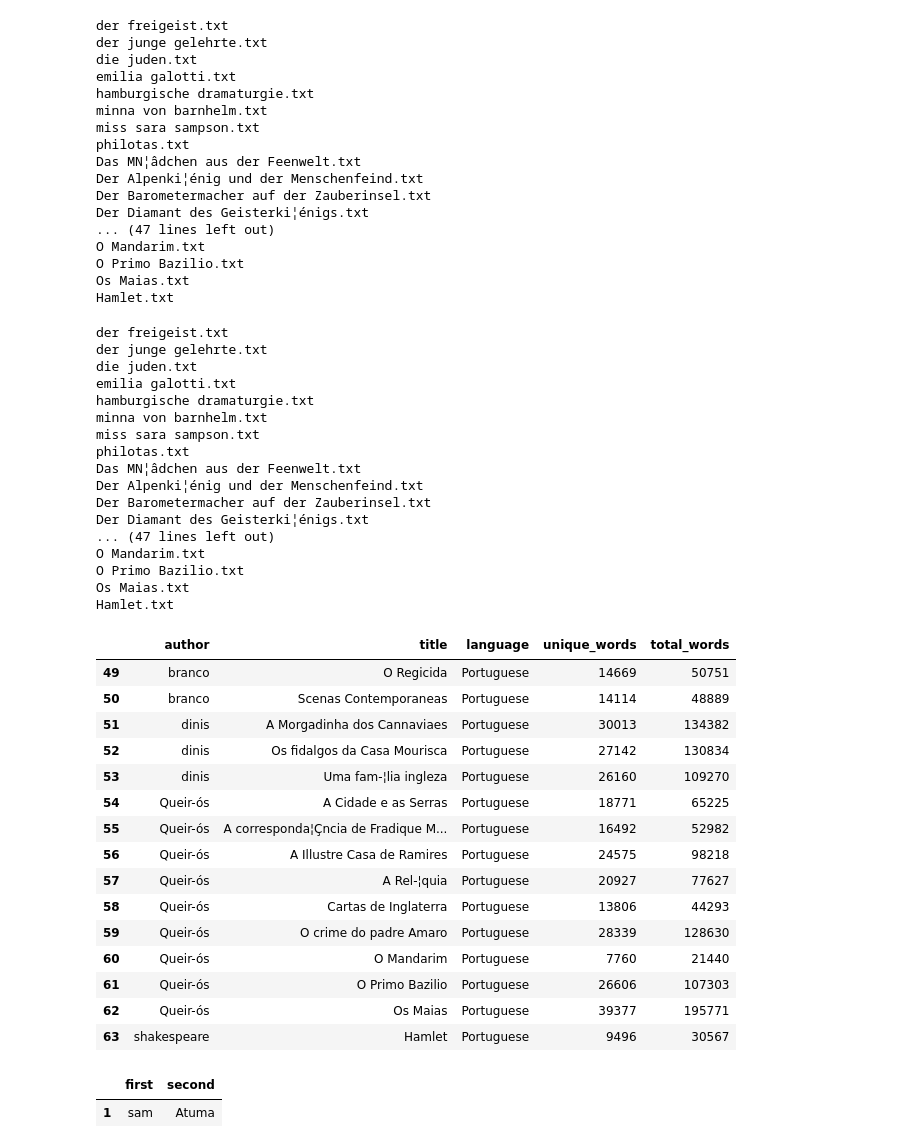
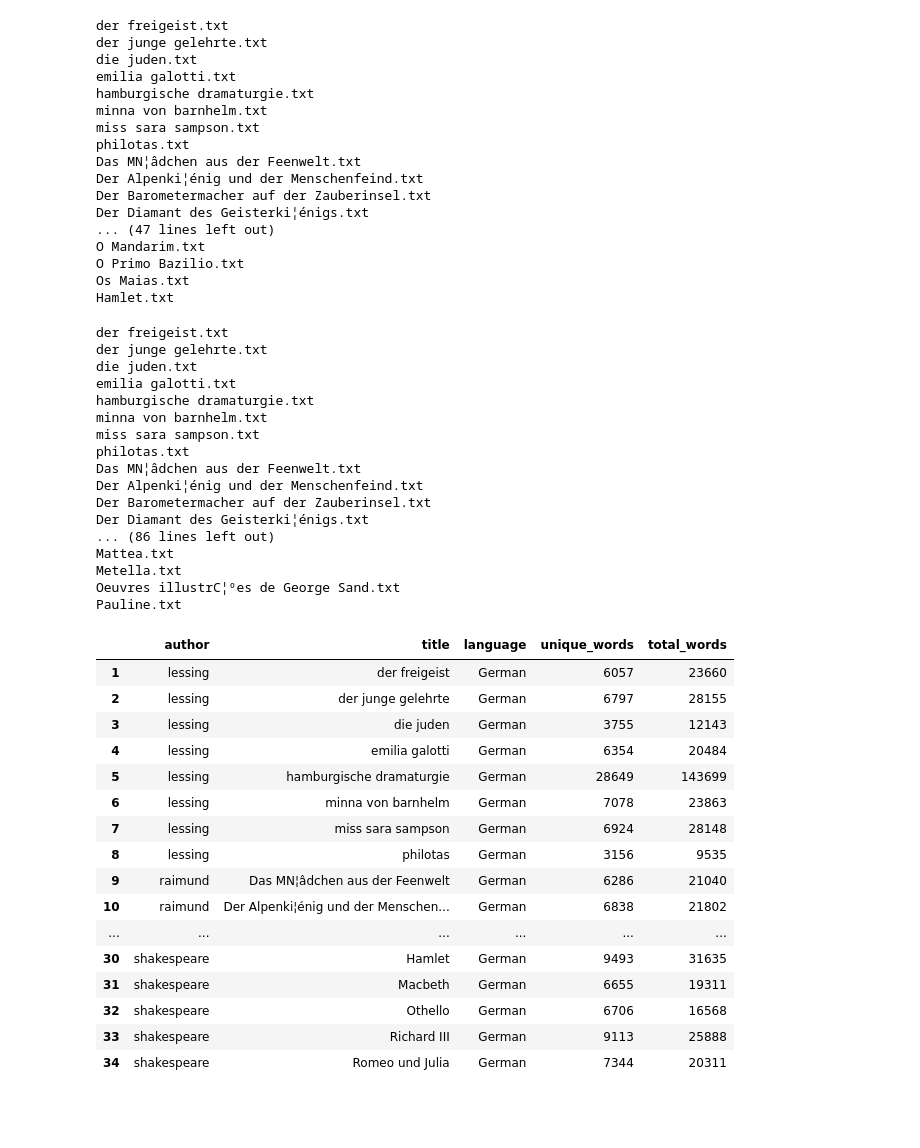
Before and after one commit to samuelatuma1/PythonForRx, a Jupyter notebook: case_studies.ipynb, the cells around one changed output. Drawn from its saved outputs; the diff is of its cells as text; code cells hidden in the pictures; blank space fills up the shorter version.

```diff
--- a/case_studies.ipynb
+++ b/case_studies.ipynb
@@ -265,6 +265,20 @@ for language in os.listdir(languages):
             table.loc[row] = author, book.replace(".txt", ""), language, unique_words, total_words
             row += 1
             print(book)
+
+
+languages = './Books_EngFr'
+
+# holding important data on the table
+row = row + 1
+for language in os.listdir(languages):
+    for author in os.listdir(languages + "/" + language):
+        for book in os.listdir(languages + "/" + language + "/" + author):
+            book_text = read_book(languages + "/" + language + "/" + author + "/" + book)
+            unique_words, total_words = word_stats(count_words(book_text))
+            table.loc[row] = author, book.replace(".txt", ""), language, unique_words, total_words
+            row += 1
+            print(book)
 # %% [output]
 der freigeist.txt
 der junge gelehrte.txt
@@ -278,32 +292,31 @@ Das MN¦âdchen aus der Feenwelt.txt
 Der Alpenki¦énig und der Menschenfeind.txt
 Der Barometermacher auf der Zauberinsel.txt
 Der Diamant des Geisterki¦énigs.txt
-... (47 lines left out)
-O Mandarim.txt
-O Primo Bazilio.txt
-Os Maias.txt
-Hamlet.txt
+... (86 lines left out)
+Mattea.txt
+Metella.txt
+Oeuvres illustrC¦ºes de George Sand.txt
+Pauline.txt
-# %%
-table.tail(15)
-# %% [output]
-|  | author | title | language | unique_words | total_words |
-| 49 | branco | O Regicida | Portuguese | 14669 | 50751 |
-| 50 | branco | Scenas Contemporaneas | Portuguese | 14114 | 48889 |
-| 51 | dinis | A Morgadinha dos Cannaviaes | Portuguese | 30013 | 134382 |
-| 52 | dinis | Os fidalgos da Casa Mourisca | Portuguese | 27142 | 130834 |
-| 53 | dinis | Uma fam-¦lia ingleza | Portuguese | 26160 | 109270 |
-| 54 | Queir-ós | A Cidade e as Serras | Portuguese | 18771 | 65225 |
-| 55 | Queir-ós | A corresponda¦Çncia de Fradique M... | Portuguese | 16492 | 52982 |
-| 56 | Queir-ós | A Illustre Casa de Ramires | Portuguese | 24575 | 98218 |
-| 57 | Queir-ós | A Rel-¦quia | Portuguese | 20927 | 77627 |
-| 58 | Queir-ós | Cartas de Inglaterra | Portuguese | 13806 | 44293 |
-| 59 | Queir-ós | O crime do padre Amaro | Portuguese | 28339 | 128630 |
-| 60 | Queir-ós | O Mandarim | Portuguese | 7760 | 21440 |
-| 61 | Queir-ós | O Primo Bazilio | Portuguese | 26606 | 107303 |
-| 62 | Queir-ós | Os Maias | Portuguese | 39377 | 195771 |
-| 63 | shakespeare | Hamlet | Portuguese | 9496 | 30567 |
-# %%
-table
-# %% [output]
-|  | first | second |
-| 1 | sam | Atuma |
+# %%
+table[table["language"] == 'French']  # Looking at elements for which language is French
+table[table["language"] == 'Portuguese']  # Looking at elements for which language is French
+table[table["language"] == 'English'] # Accessing tables with language eual to English
+table[table["language"] == "German"]
+# %% [output]
+|  | author | title | language | unique_words | total_words |
+| 1 | lessing | der freigeist | German | 6057 | 23660 |
+| 2 | lessing | der junge gelehrte | German | 6797 | 28155 |
+| 3 | lessing | die juden | German | 3755 | 12143 |
+| 4 | lessing | emilia galotti | German | 6354 | 20484 |
+| 5 | lessing | hamburgische dramaturgie | German | 28649 | 143699 |
+| 6 | lessing | minna von barnhelm | German | 7078 | 23863 |
+| 7 | lessing | miss sara sampson | German | 6924 | 28148 |
+| 8 | lessing | philotas | German | 3156 | 9535 |
+| 9 | raimund | Das MN¦âdchen aus der Feenwelt | German | 6286 | 21040 |
+| 10 | raimund | Der Alpenki¦énig und der Menschen... | German | 6838 | 21802 |
+| ... | ... | ... | ... | ... | ... |
+| 30 | shakespeare | Hamlet | German | 9493 | 31635 |
+| 31 | shakespeare | Macbeth | German | 6655 | 19311 |
+| 32 | shakespeare | Othello | German | 6706 | 16568 |
+| 33 | shakespeare | Richard III | German | 9113 | 25888 |
+| 34 | shakespeare | Romeo und Julia | German | 7344 | 20311 |
```
Also changed, not shown: parts of 10 cells of this notebook, 1 other file.
